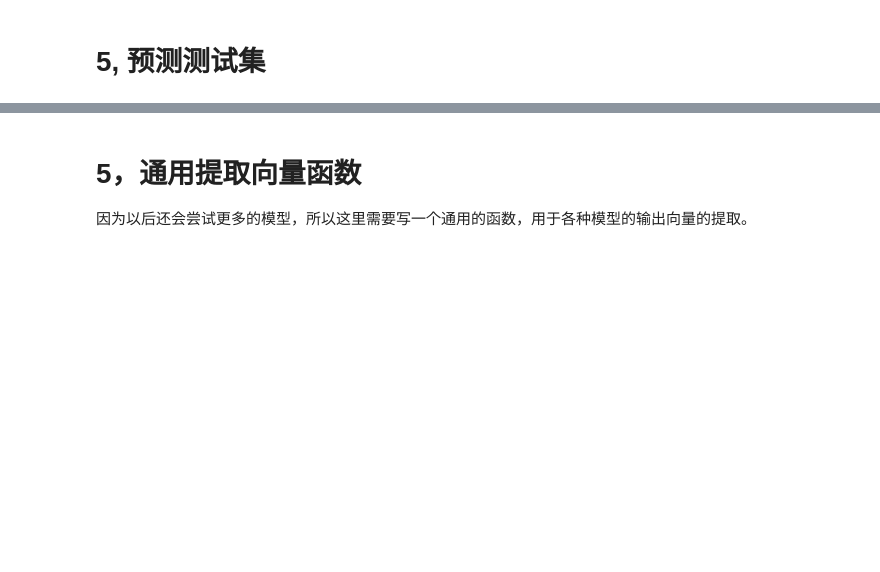
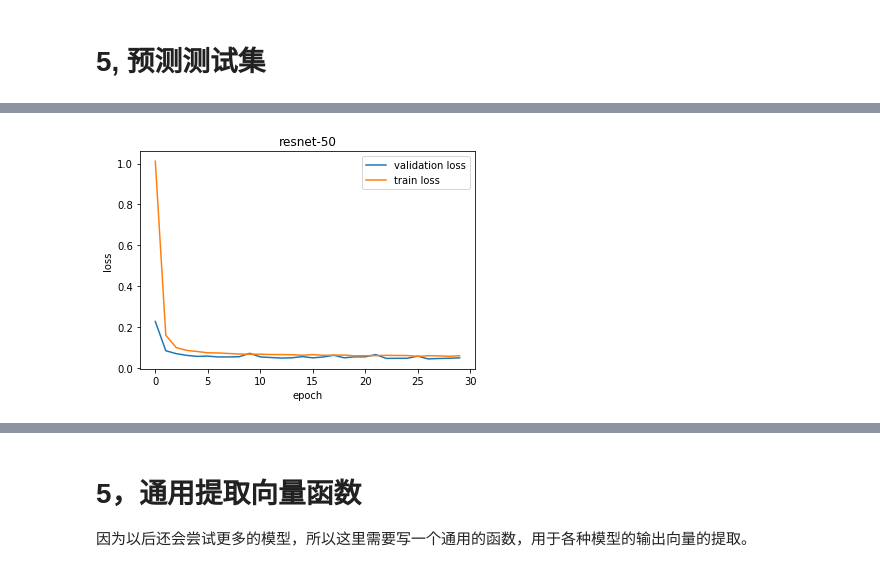
Before and after one commit to rikichou/final, a Jupyter notebook: dog vs cat.ipynb, the cells around one changed output, grey strips where cells are left out. Cells and saved outputs as stored; diff of their text form; code cells hidden in the pictures; blank space fills up the shorter version.

```diff
--- a/dog vs cat.ipynb
+++ b/dog vs cat.ipynb
@@ -241,0 +372,14 @@ NameError: name 'model' is not defined
+# %%
+from keras import regularizers
+
+input_tensor = Input(shape=(2048,))
+x = Dropout(0.4)(input_tensor)
+x = Dense(1024, activation='relu', name='res_dense_1', kernel_regularizer=regularizers.l2(0.002))(x)
+x = Dropout(0.4)(x)
+x = Dense(1, activation='sigmoid', name='res_dense_2')(x)
+
+model = Model(inputs=input_tensor, outputs=x)
+
+model.compile(optimizer='adadelta', loss='binary_crossentropy', metrics=['accuracy'])
+
+hist = model.fit(x_train, y_train, batch_size=32, epochs=30, validation_split=0.2)
@@ -241,0 +404,10 @@ NameError: name 'model' is not defined
+# %%
+plt.plot(hist.history['val_loss'], label="validation loss")
+plt.plot(hist.history['loss'], label="train loss")
+plt.ylabel('loss')
+plt.xlabel('epoch')
+plt.title("resnet-50")
+plt.legend()
+plt.show()
+# %% [output]
+[figure, added]
```
Also changed, not shown: parts of 16 cells of this notebook.
